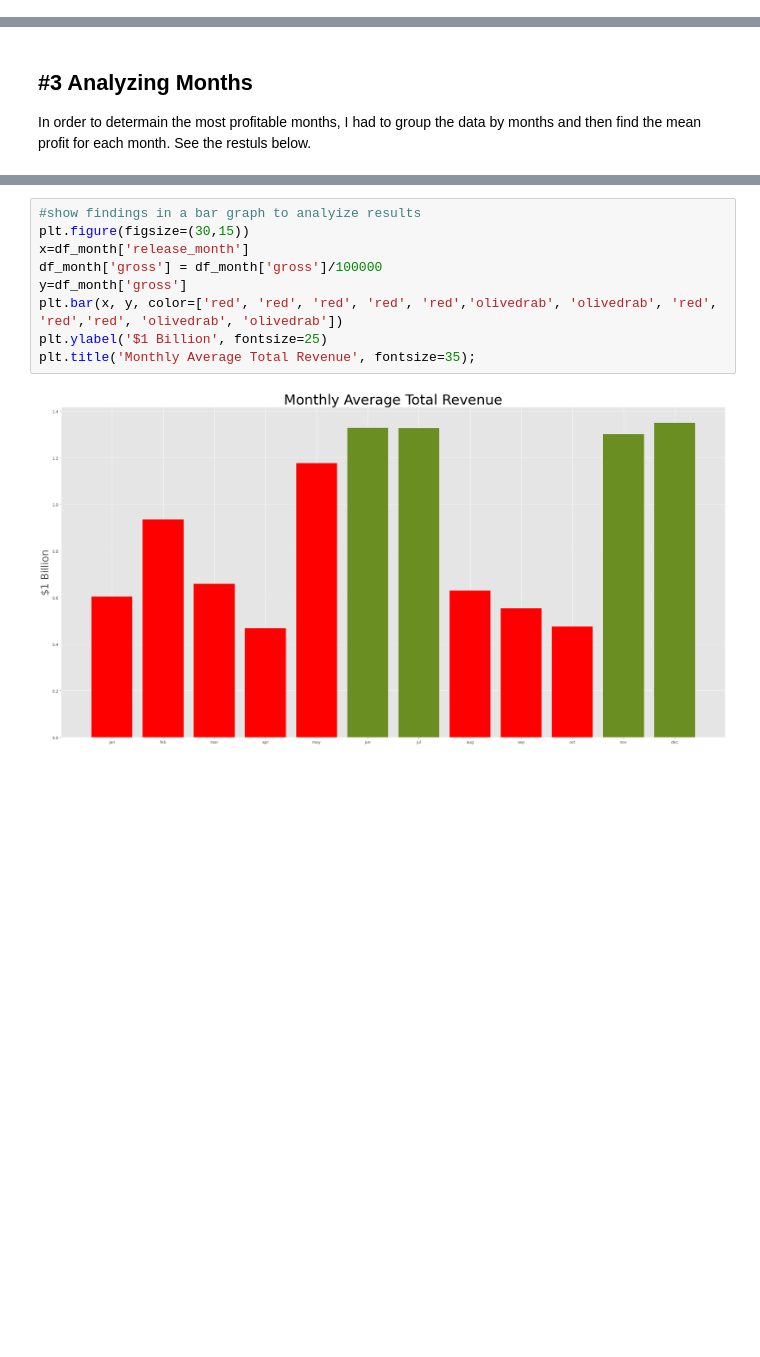
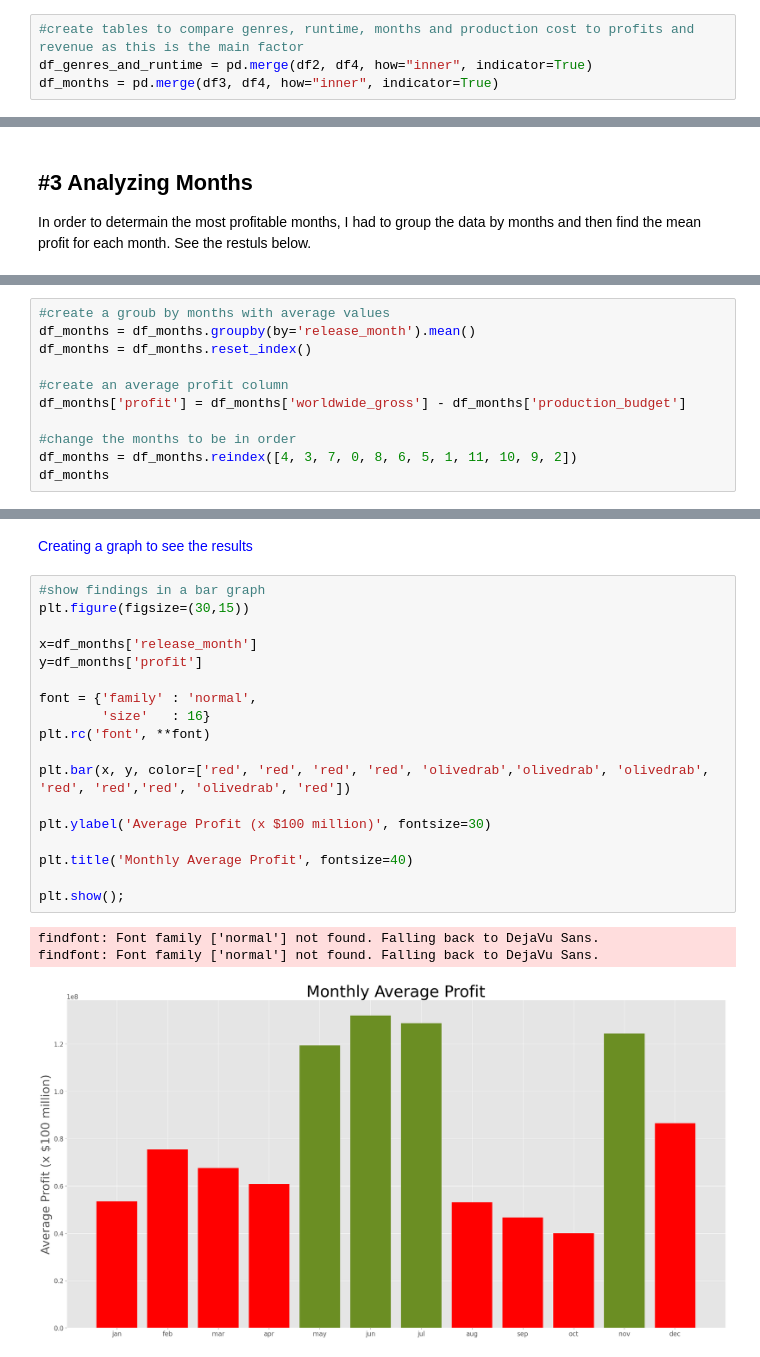
Before and after one commit to Warren-Morelli/-Movie-Analysis-for-Microsoft, a Jupyter notebook: Final Notebook, Factors That Determine a Successful Film.ipynb, the cells around one changed output, grey strips where cells are left out. Cells and saved outputs as stored; diff of their text form; blank space fills up the shorter version.

```diff
--- a/Final Notebook, Factors That Determine a Successful Film.ipynb
+++ b/Final Notebook, Factors That Determine a Successful Film.ipynb
@@ -188,0 +225,4 @@ df_month = pd.merge(df1, df3, how="inner", indicator=True)
+# %%
+#create tables to compare genres, runtime, months and production cost to profits and revenue as this is the main factor
+df_genres_and_runtime = pd.merge(df2, df4, how="inner", indicator=True)
+df_months = pd.merge(df3, df4, how="inner", indicator=True)
@@ -269,0 +379,11 @@ df_month.head(3)
+# %%
+#create a groub by months with average values
+df_months = df_months.groupby(by='release_month').mean()
+df_months = df_months.reset_index()
+
+#create an average profit column
+df_months['profit'] = df_months['worldwide_gross'] - df_months['production_budget']
+
+#change the months to be in order
+df_months = df_months.reindex([4, 3, 7, 0, 8, 6, 5, 1, 11, 10, 9, 2])
+df_months
@@ -270,11 +404,24 @@ df_month.head(3)
+# %% [markdown]
+<font color=blue>Creating a graph to see the results </font>
 # %%
-#show findings in a bar graph to analyize results
+#show findings in a bar graph
 plt.figure(figsize=(30,15))
-x=df_month['release_month']
-df_month['gross'] = df_month['gross']/100000
-y=df_month['gross']
-plt.bar(x, y, color=['red', 'red', 'red', 'red', 'red','olivedrab', 'olivedrab', 'red', 'red','red', 'olivedrab', 'olivedrab'])
-plt.ylabel('$1 Billion', fontsize=25)
-plt.title('Monthly Average Total Revenue', fontsize=35);
+
+x=df_months['release_month']
+y=df_months['profit']
+
+font = {'family' : 'normal',
+        'size'   : 16}
+plt.rc('font', **font)
+
+plt.bar(x, y, color=['red', 'red', 'red', 'red', 'olivedrab','olivedrab', 'olivedrab', 'red', 'red','red', 'olivedrab', 'red'])
+
+plt.ylabel('Average Profit (x $100 million)', fontsize=30)
+
+plt.title('Monthly Average Profit', fontsize=40)
+
+plt.show();
 # %% [output]
+findfont: Font family ['normal'] not found. Falling back to DejaVu Sans.
+findfont: Font family ['normal'] not found. Falling back to DejaVu Sans.
-[figure, old version]
+[figure, new version]
```
Also changed, not shown: parts of 60 cells of this notebook, 2 other files.
